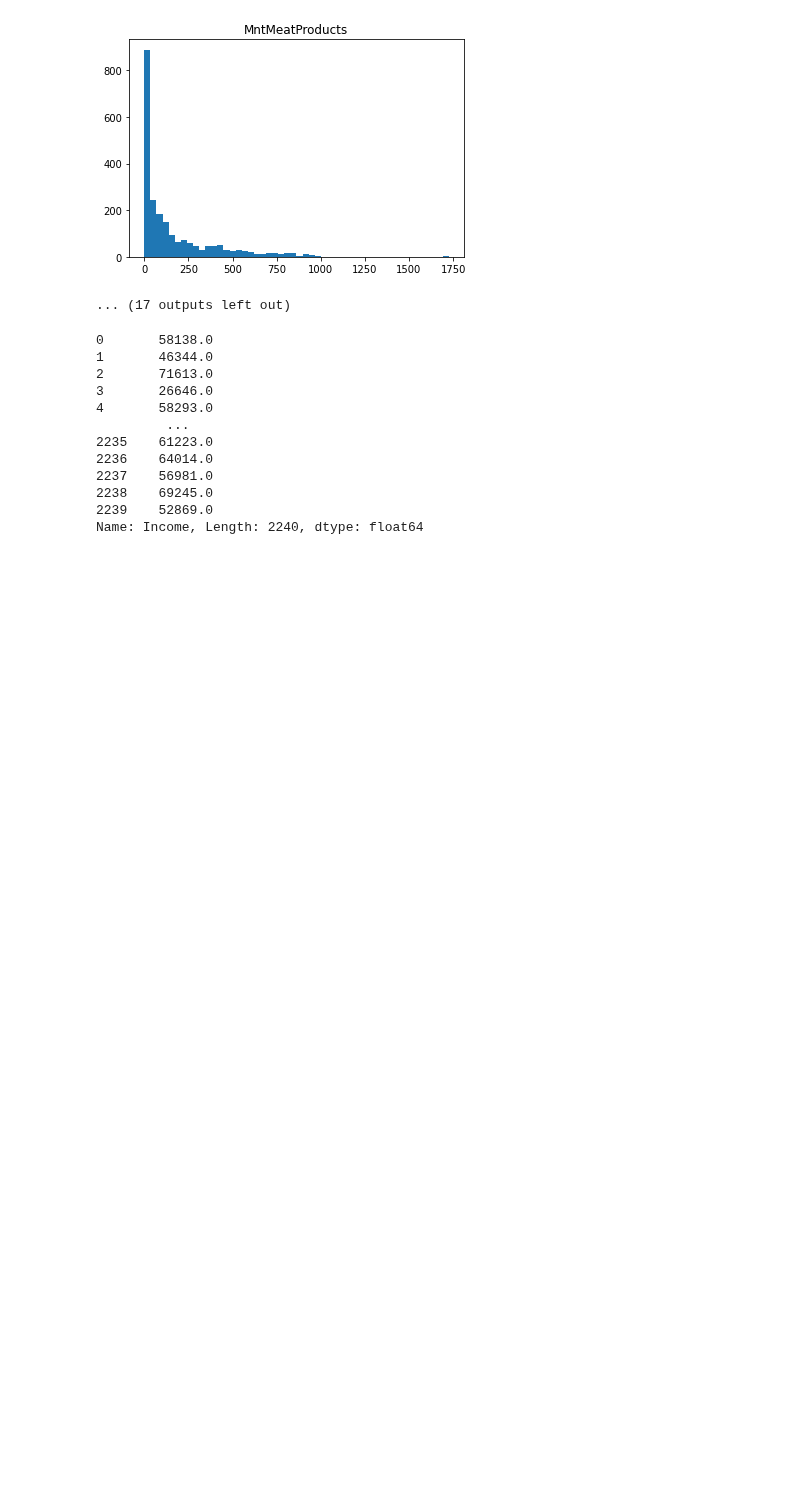
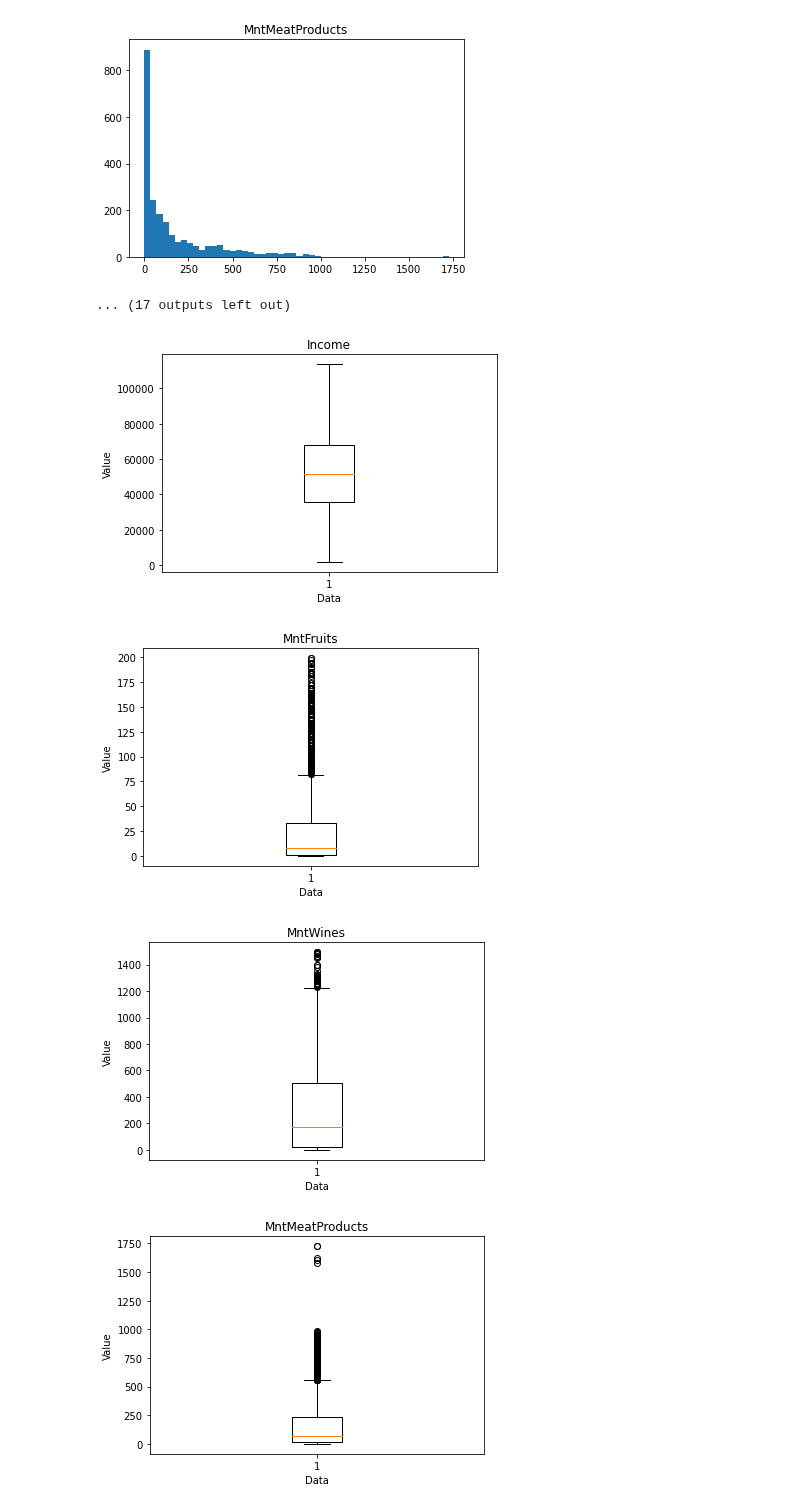
Before and after one commit to sashaTen/exploretary_data_analysis_in_marketing, a Jupyter notebook: Untitled1.ipynb, the cells around one changed output. Drawn from its saved outputs; the diff is of its cells as text; code cells hidden in the pictures; blank space fills up the shorter version.

```diff
--- a/Untitled1.ipynb
+++ b/Untitled1.ipynb
@@ -163,18 +129,17 @@ for   column   in   df.columns:
 [figure]
 [figure]
 ... (17 outputs left out)
-# %%
-print(df['Income'])
-# %% [output]
-0       58138.0
-1       46344.0
-2       71613.0
-3       26646.0
-4       58293.0
-         ...
-2235    61223.0
-2236    64014.0
-2237    56981.0
-2238    69245.0
-2239    52869.0
-Name: Income, Length: 2240, dtype: float64
+# %%
+for   i  in   list_of_continus:
+ plt.boxplot(df[i])
+ plt.title(i)
+ plt.xlabel("Data")
+ plt.ylabel("Value")
+
+# display the plot
+ plt.show()
+# %% [output]
+[figure, added]
+[figure, added]
+[figure, added]
+[figure, added]
```
Also changed, not shown: parts of 10 cells of this notebook.
